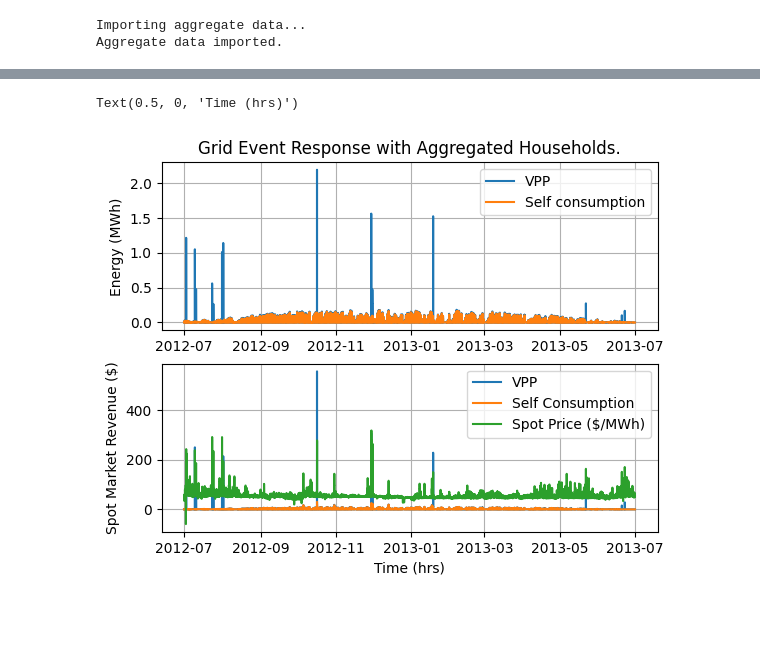
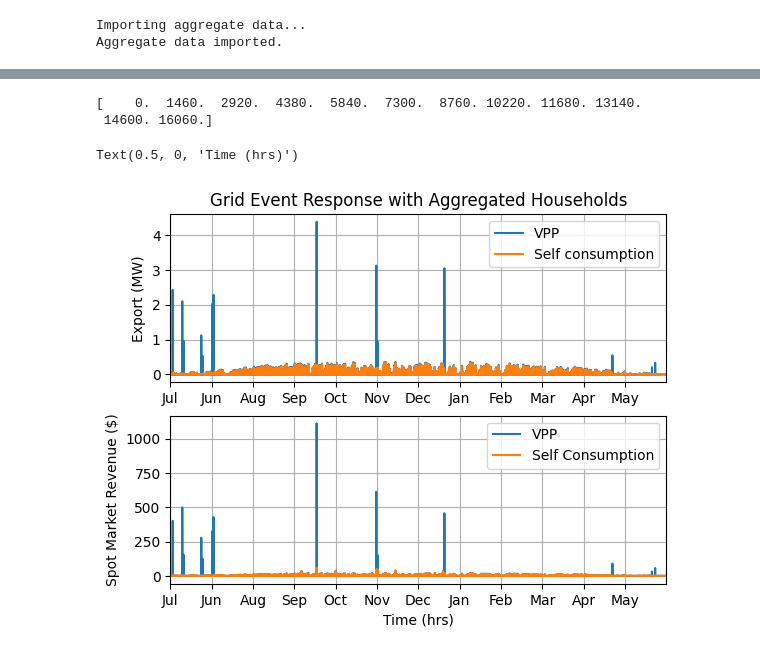
Before and after one commit to mabrett1234/ELEC9715_project, a Jupyter notebook: plotting_speedrun.ipynb, the cells around one changed output, grey strips where cells are left out. Cells and saved outputs as stored; diff of their text form; code cells hidden in the pictures; blank space fills up the shorter version.

```diff
--- a/plotting_speedrun.ipynb
+++ b/plotting_speedrun.ipynb
@@ -216,45 +241,59 @@ Text(0.5, 0, 'Time (hrs)')
 # Show annual response and price spikes with grid event threshold
 
 spot_price = df_ind_sc['Spot Price ($/kWh)']
 
 t = df_agg_time.index
+offset = len(t)/12
+x_tick_index = np.arange(0, len(t), offset)
+print(x_tick_index)
+x_tick_list = []
+for i in range(0, len(x_tick_index)):
+    x_tick_list.append(t[int(x_tick_index[i])])
+
 
 plt.figure()
 
 ax = plt.subplot(2,1,1)
-ax.set_title("Grid Event Response with Aggregated Households.")
-ax.grid()
+ax.set_xlim(t[0], t[-1])
+ax.set_title("Grid Event Response with Aggregated Households")
+ax.set_xticks(
+                x_tick_list,
+    labels = ["Jul", "Jun", "Aug", "Sep", "Oct", "Nov", "Dec", "Jan", "Feb", "Mar", "Apr", "May"]
+)
 
-exp_vpp = df_agg_time['VPP Export (kWh)']
+exp_vpp = 2*df_agg_time['VPP Export (kWh)']
 ax.step(t, exp_vpp/1000, label = "VPP")
-exp_sc = df_agg_time['Self Consumption Export (kWh)']
+exp_sc = 2*df_agg_time['Self Consumption Export (kWh)']
 ax.step(t, exp_sc/1000, label = "Self consumption")
 
+# Tidy up the plot
+ax.set_ylabel("Export (MW)")
 ax.legend()
-
-
-# Tidy up the plot
-
-ax.set_ylabel("Energy (MWh)")
+ax.grid()
 
 # Now do pricing
 ax = plt.subplot(2,1,2)
 ax.grid()
+ax.set_xlim(t[0], t[-1])
+ax.set_xticks(
+                x_tick_list,
+    labels = ["Jul", "Jun", "Aug", "Sep", "Oct", "Nov", "Dec", "Jan", "Feb", "Mar", "Apr", "May"]
+)
 
 spot_profit_sc = np.zeros(len(spot_price))
 spot_profit_vpp = np.zeros(len(spot_price))
 for i in range(0, len(spot_price)):
     spot_profit_sc[i] = spot_price.iloc[i]*exp_sc.iloc[i]
     spot_profit_vpp[i] = spot_price.iloc[i]*exp_vpp.iloc[i]
 
-
-plt.step(t, spot_profit_vpp, label = "VPP")
-plt.step(t, spot_price*1000, label = "Spot Price ($/MWh)")
-plt.step(t, spot_profit_sc, label = "Self Consumption")
+ax.step(t, spot_profit_vpp, label = "VPP")
+ax.step(t, spot_profit_sc, label = "Self Consumption")
 
 ax.legend()
 ax.set_ylabel("Spot Market Revenue ($)")
 ax.set_xlabel("Time (hrs)")
 # %% [output]
-Text(0.5, 0, 'Time (hrs)')
+[    0.  1460.  2920.  4380.  5840.  7300.  8760. 10220. 11680. 13140.
+ 14600. 16060.]
+Text(0.5, 0, 'Time (hrs)')
-[figure, old version]
+[figure, new version]
```
Also changed, not shown: parts of 6 cells of this notebook, 4 other files.
